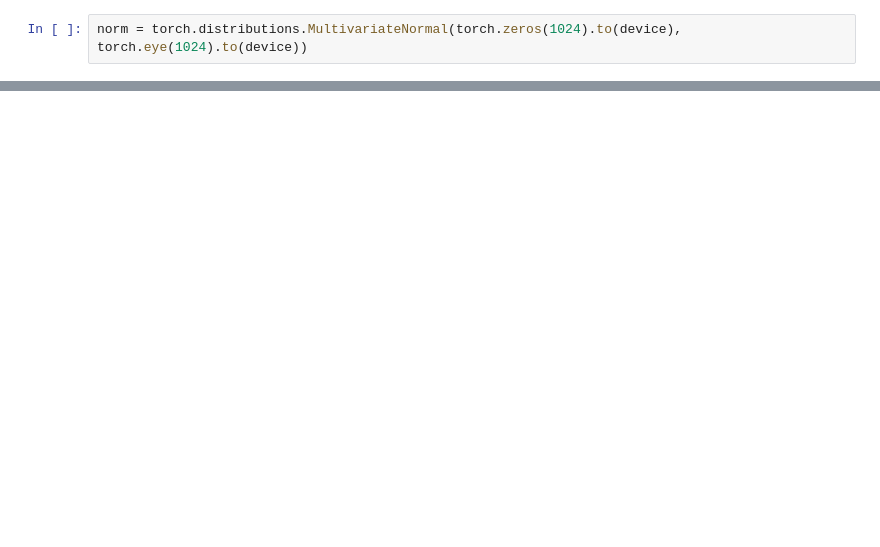
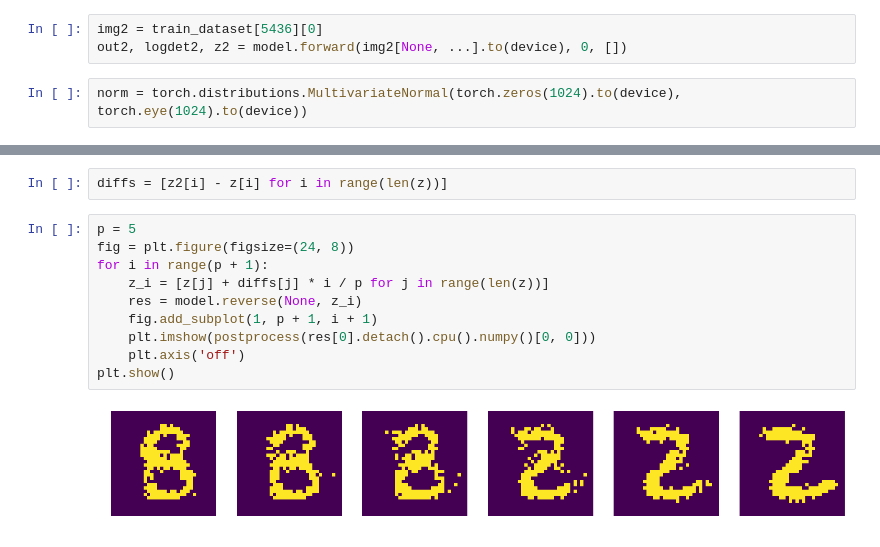
Before and after one commit to Akiiino/GLOW, a Jupyter notebook: Glow.ipynb, the cells around one changed output, grey strips where cells are left out. Cells and saved outputs as stored; diff of their text form; blank space fills up the shorter version.

```diff
--- a/Glow.ipynb
+++ b/Glow.ipynb
@@ -259,3 +267,6 @@ plt.imshow(res[0].detach().cpu().numpy()[0, 0])
+# %%
+img2 = train_dataset[5436][0]
+out2, logdet2, z2 = model.forward(img2[None, ...].to(device), 0, [])
 # %%
 norm = torch.distributions.MultivariateNormal(torch.zeros(1024).to(device), torch.eye(1024).to(device))
 # %%
@@ -264,0 +276,14 @@ tensor([-951.0001], device='cuda:0', grad_fn=<ThSubBackward>)
+# %%
+diffs = [z2[i] - z[i] for i in range(len(z))]
+# %%
+p = 5
+fig = plt.figure(figsize=(24, 8))
+for i in range(p + 1):
+    z_i = [z[j] + diffs[j] * i / p for j in range(len(z))]
+    res = model.reverse(None, z_i)
+    fig.add_subplot(1, p + 1, i + 1)
+    plt.imshow(postprocess(res[0].detach().cpu().numpy()[0, 0]))
+    plt.axis('off')
+plt.show()
+# %% [output]
+[figure, added]
```
Also changed, not shown: parts of 12 cells of this notebook.
